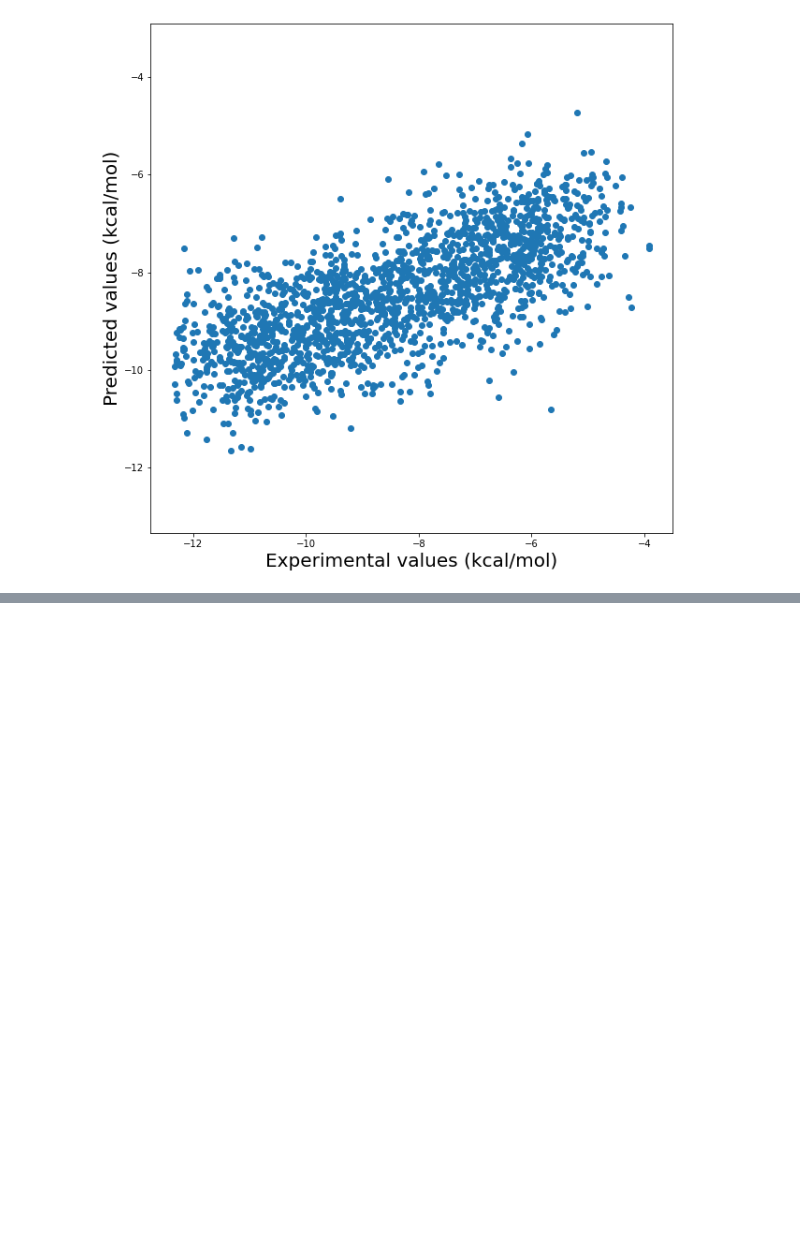
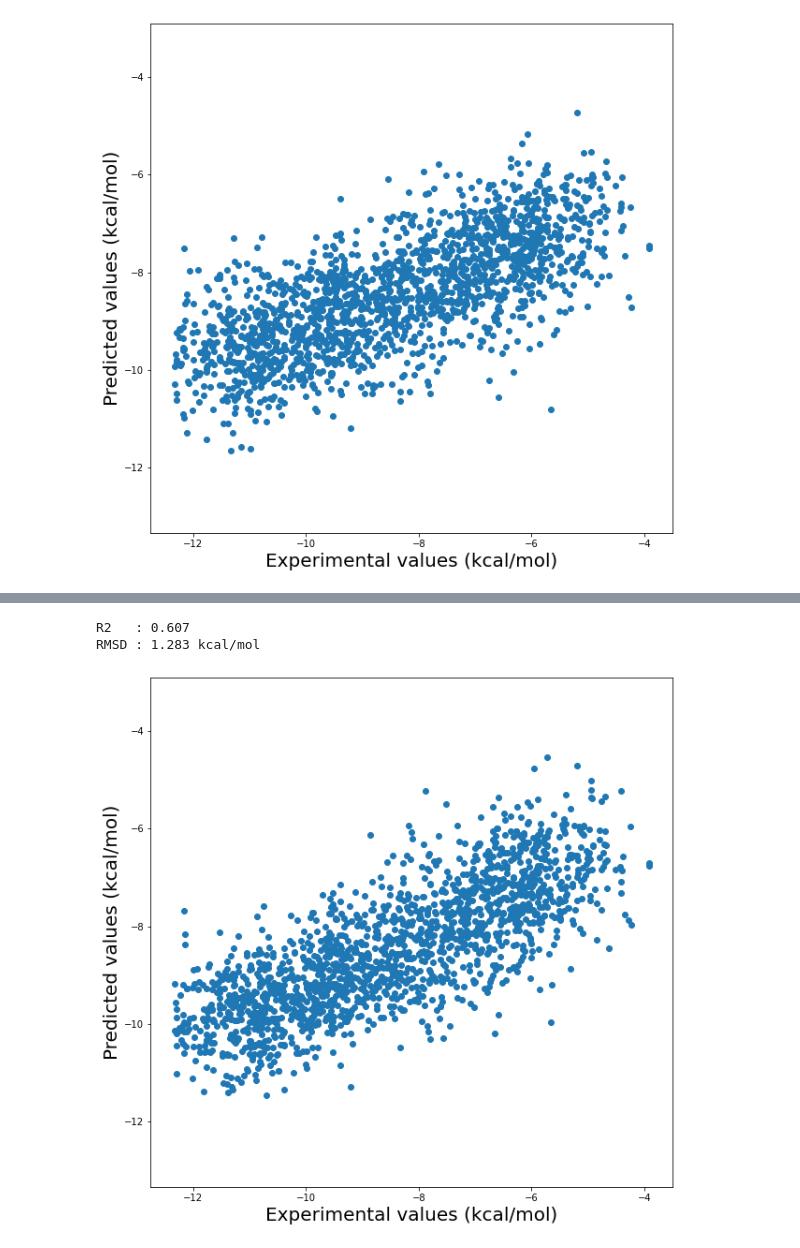
Before and after one commit to jeeberhardt/mobius, a Jupyter notebook: data/mhc/Untitled.ipynb, the cells around one changed output, grey strips where cells are left out. Saved outputs shown, nothing was run; the diff lists cells and outputs as text; code cells hidden in the pictures; blank space fills up the shorter version.

```diff
--- a/data/mhc/Untitled.ipynb
+++ b/data/mhc/Untitled.ipynb
@@ -689,0 +644,5 @@ RMSD : 1.442 kcal/mol
+# %%
+MAP4_unf = MAP4Calculator(dimensions=4096, is_folded=True)
+
+X_train_fps = MAP4_unf.calculate_many([Chem.rdmolfiles.MolFromFASTA(s) for s in X_train])
+X_test_fps = MAP4_unf.calculate_many([Chem.rdmolfiles.MolFromFASTA(s) for s in X_test])
@@ -689,0 +690,13 @@ RMSD : 1.442 kcal/mol
+# %%
+# Predict energy for test set
+observed_pred = predict(model, likelihood, X_test_fps)
+
+print('R2   : %.3f' % pearsonr(y_test, observed_pred.mean.numpy())[0]**2)
+print('RMSD : %.3f kcal/mol' % rmsd(y_test, observed_pred.mean.numpy()))
+
+# Plot results
+plot(y_test.numpy(), observed_pred.mean.numpy(), fig_filename='correlation_exp_pred_MAP4_fps_4096_tanimoto_mhc-i_cleaned.png')
+# %% [output]
+R2   : 0.607
+RMSD : 1.283 kcal/mol
+[figure, added]
```
Also changed, not shown: parts of 23 cells of this notebook, 1 other file.
